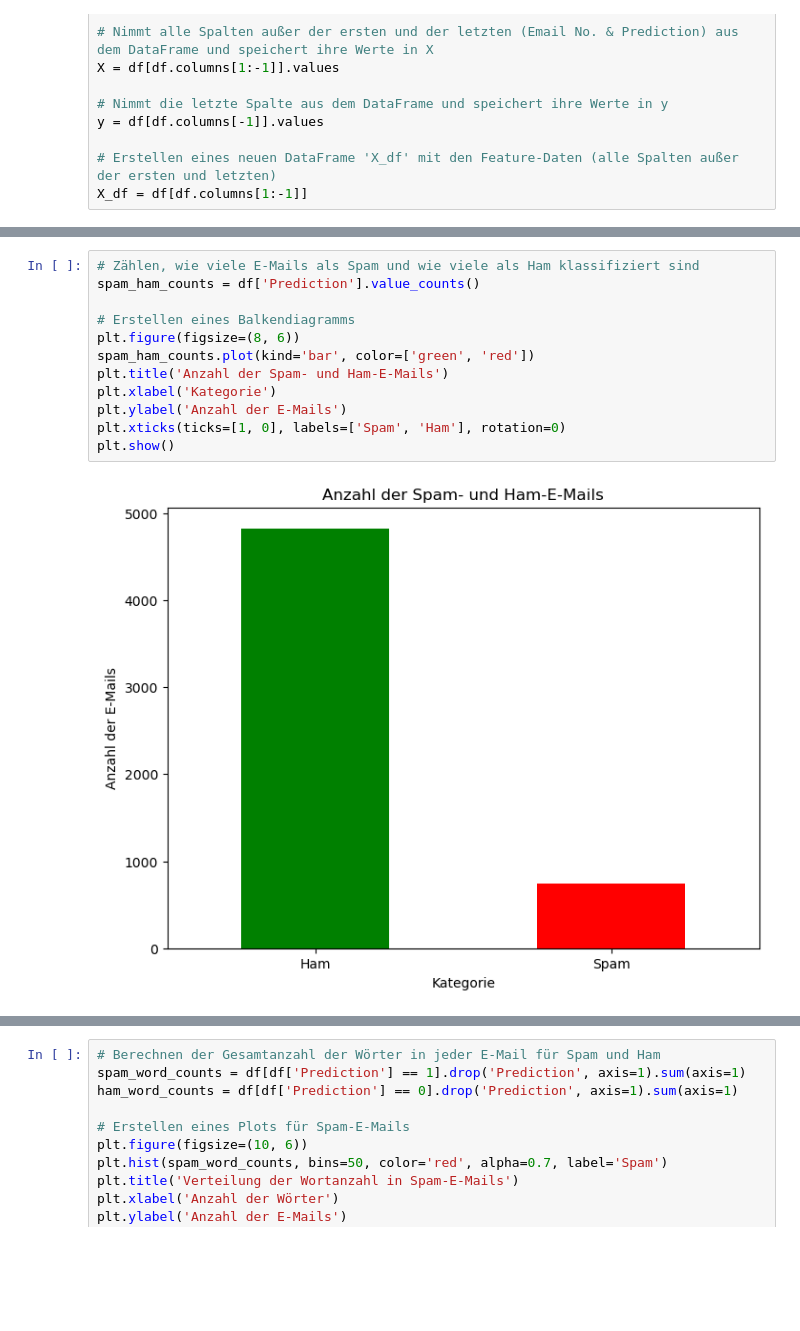
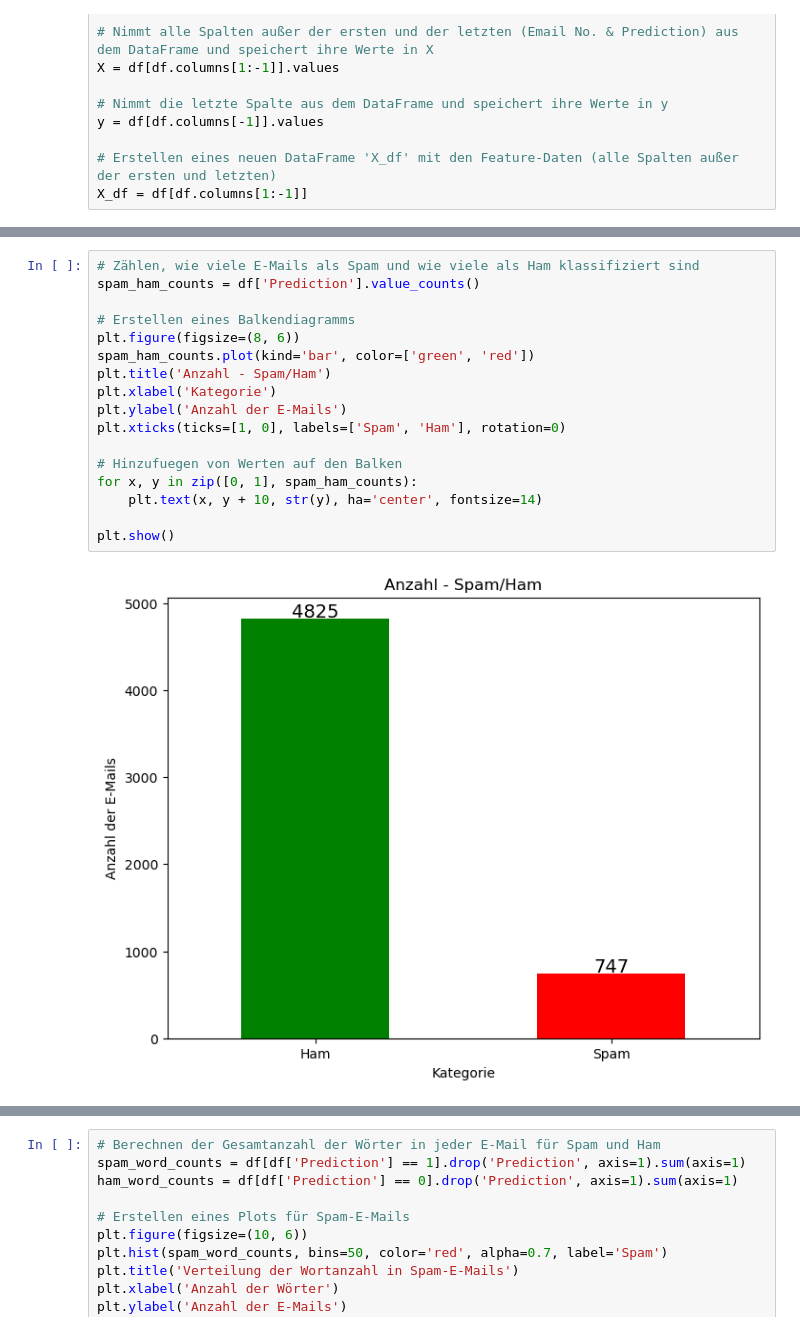
Before and after one commit to stvytrnw/BigData-Spam, a Jupyter notebook: datensatz2/Plots/DataAnalysis.ipynb, the cells around one changed output, grey strips where cells are left out. Drawn from its saved outputs; the diff is of its cells as text; blank space fills up the shorter version.

```diff
--- a/datensatz2/Plots/DataAnalysis.ipynb
+++ b/datensatz2/Plots/DataAnalysis.ipynb
@@ -121,17 +142,22 @@ print(df.tail(10))
 # %%
 # Zählen, wie viele E-Mails als Spam und wie viele als Ham klassifiziert sind
 spam_ham_counts = df['Prediction'].value_counts()
 
 # Erstellen eines Balkendiagramms
 plt.figure(figsize=(8, 6))
 spam_ham_counts.plot(kind='bar', color=['green', 'red'])
-plt.title('Anzahl der Spam- und Ham-E-Mails')
+plt.title('Anzahl - Spam/Ham')
 plt.xlabel('Kategorie')
 plt.ylabel('Anzahl der E-Mails')
 plt.xticks(ticks=[1, 0], labels=['Spam', 'Ham'], rotation=0)
+
+# Hinzufuegen von Werten auf den Balken
+for x, y in zip([0, 1], spam_ham_counts):
+    plt.text(x, y + 10, str(y), ha='center', fontsize=14)
+
 plt.show()
 # %% [output]
-[figure, old version]
+[figure, new version]
 # %%
 # Hinzufügen einer neuen Spalte 'transformed_text' zum DataFrame 'X_df', die für jede Zeile alle verwendeten Woerter enthält
 # Dieser Text wird erzeugt, indem für jede Spalte die Anzahl der Vorkommen des Spaltennamens entsprechend dem Wert in dieser Zeile wiederholt wird
```
Also changed, not shown: parts of 4 cells of this notebook.
